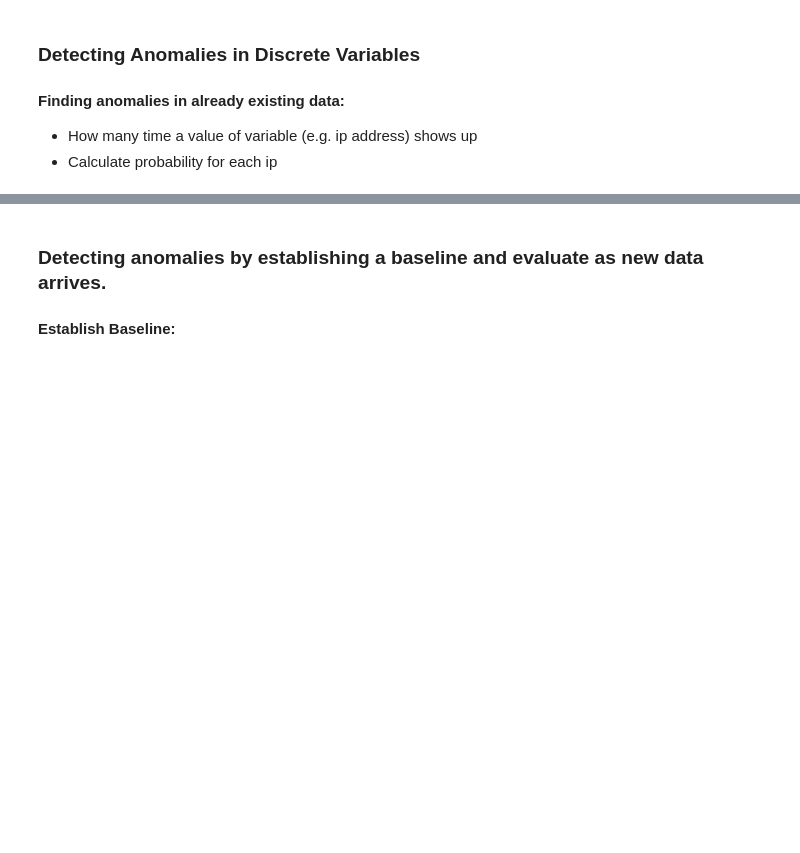
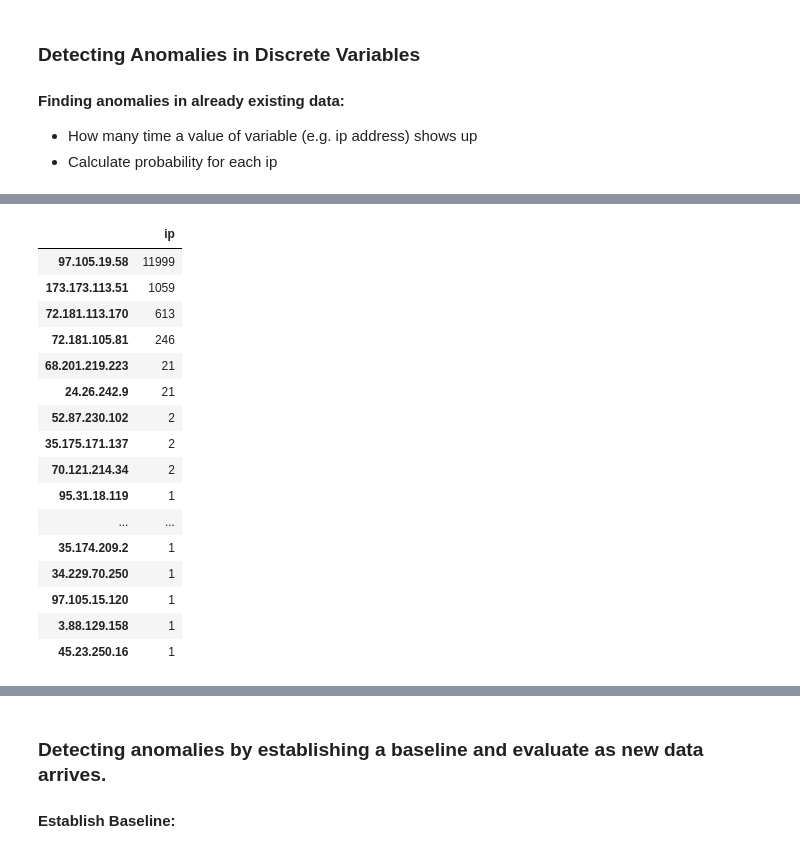
Before and after one commit to cindyvillanuevads/anomaly-detection-exercises, a Jupyter notebook: AD-discrete-probabilistic.ipynb, the cells around one changed output, grey strips where cells are left out. Saved outputs shown, nothing was run; the diff lists cells and outputs as text; code cells hidden in the pictures; blank space fills up the shorter version.

```diff
--- a/AD-discrete-probabilistic.ipynb
+++ b/AD-discrete-probabilistic.ipynb
@@ -180,3 +222,23 @@ df.describe()
+# %%
+pd.DataFrame(df.ip.value_counts(dropna=False))
+# %% [output]
+|  | ip |
+| 97.105.19.58 | 11999 |
+| 173.173.113.51 | 1059 |
+| 72.181.113.170 | 613 |
+| 72.181.105.81 | 246 |
+| 68.201.219.223 | 21 |
+| 24.26.242.9 | 21 |
+| 52.87.230.102 | 2 |
+| 35.175.171.137 | 2 |
+| 70.121.214.34 | 2 |
+| 95.31.18.119 | 1 |
+| ... | ... |
+| 35.174.209.2 | 1 |
+| 34.229.70.250 | 1 |
+| 97.105.15.120 | 1 |
+| 3.88.129.158 | 1 |
+| 45.23.250.16 | 1 |
 # %%
 # get the counts of ips in the dataset
 
```
Also changed, not shown: parts of 13 cells of this notebook.
